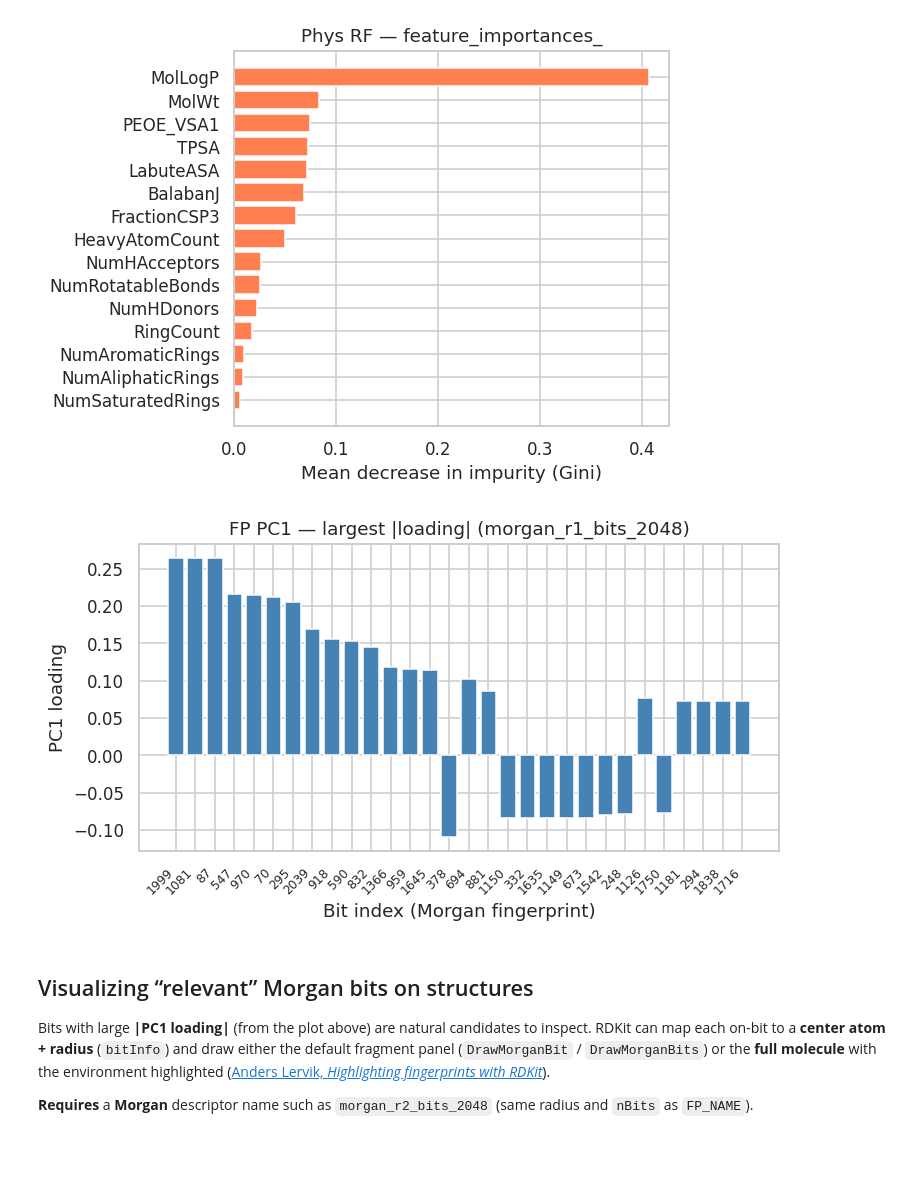
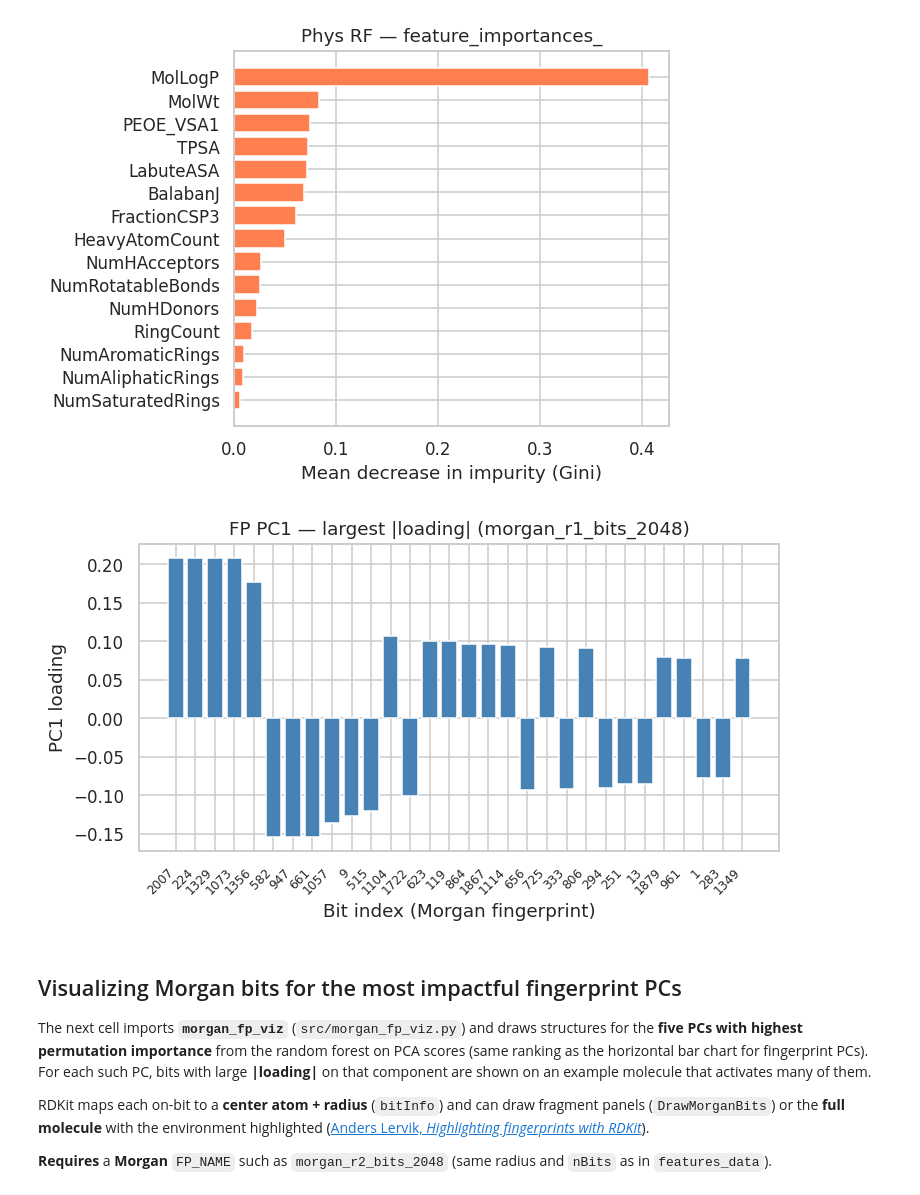
Before and after one commit to EricBoittier/openadnet, a Jupyter notebook: notebooks/02.ipynb, the cells around one changed output. Saved outputs shown, nothing was run; the diff lists cells and outputs as text; code cells hidden in the pictures; blank space fills up the shorter version.

```diff
--- a/notebooks/02.ipynb
+++ b/notebooks/02.ipynb
@@ -268,23 +268,25 @@ plt.show()
 [figure]
 # %%
 # Which fingerprint bits load most strongly on PC1? (structure-level follow-up: substructure search on those bits)
-load1 = pca_fp.components_[2]
+load1 = pca_fp.components_[19]
 topk = np.argsort(np.abs(load1))[-30:][::-1]
 fig, ax = plt.subplots(figsize=(7, 4))
 ax.bar(range(len(topk)), load1[topk], color="steelblue")
 ax.set_xticks(range(len(topk)))
 ax.set_xticklabels([str(int(i)) for i in topk], rotation=45, ha="right", fontsize=8)
 ax.set_xlabel("Bit index (Morgan fingerprint)")
 ax.set_ylabel("PC1 loading")
 ax.set_title(f"FP PC1 — largest |loading| ({FP_NAME})")
 plt.tight_layout()
 plt.show()
 # %% [output]
-[figure, old version]
+[figure, new version]
 # %% [markdown]
-## Visualizing “relevant” Morgan bits on structures
+## Visualizing Morgan bits for the most impactful fingerprint PCs
 
-Bits with large **|PC1 loading|** (from the plot above) are natural candidates to inspect. RDKit can map each on-bit to a **center atom + radius** (`bitInfo`) and draw either the default fragment panel (`DrawMorganBit` / `DrawMorganBits`) or the **full molecule** with the environment highlighted ([Anders Lervik, *Highlighting fingerprints with RDKit*](https://www.andersle.no/posts/2022/drawfingerprint/drawfingerprint.html)).
+The next cell imports **`morgan_fp_viz`** (`src/morgan_fp_viz.py`) and draws structures for the **five PCs with highest permutation importance** from the random forest on PCA scores (same ranking as the horizontal bar chart for fingerprint PCs). For each such PC, bits with large **|loading|** on that component are shown on an example molecule that activates many of them.
 
-**Requires** a **Morgan** descriptor name such as `morgan_r2_bits_2048` (same radius and `nBits` as `FP_NAME`).
+RDKit maps each on-bit to a **center atom + radius** (`bitInfo`) and can draw fragment panels (`DrawMorganBits`) or the **full molecule** with the environment highlighted ([Anders Lervik, *Highlighting fingerprints with RDKit*](https://www.andersle.no/posts/2022/drawfingerprint/drawfingerprint.html)).
+
+**Requires** a **Morgan** `FP_NAME` such as `morgan_r2_bits_2048` (same radius and `nBits` as in `features_data`).
 # %%
```
Also changed, not shown: parts of 1 cell of this notebook, 3 other files.
